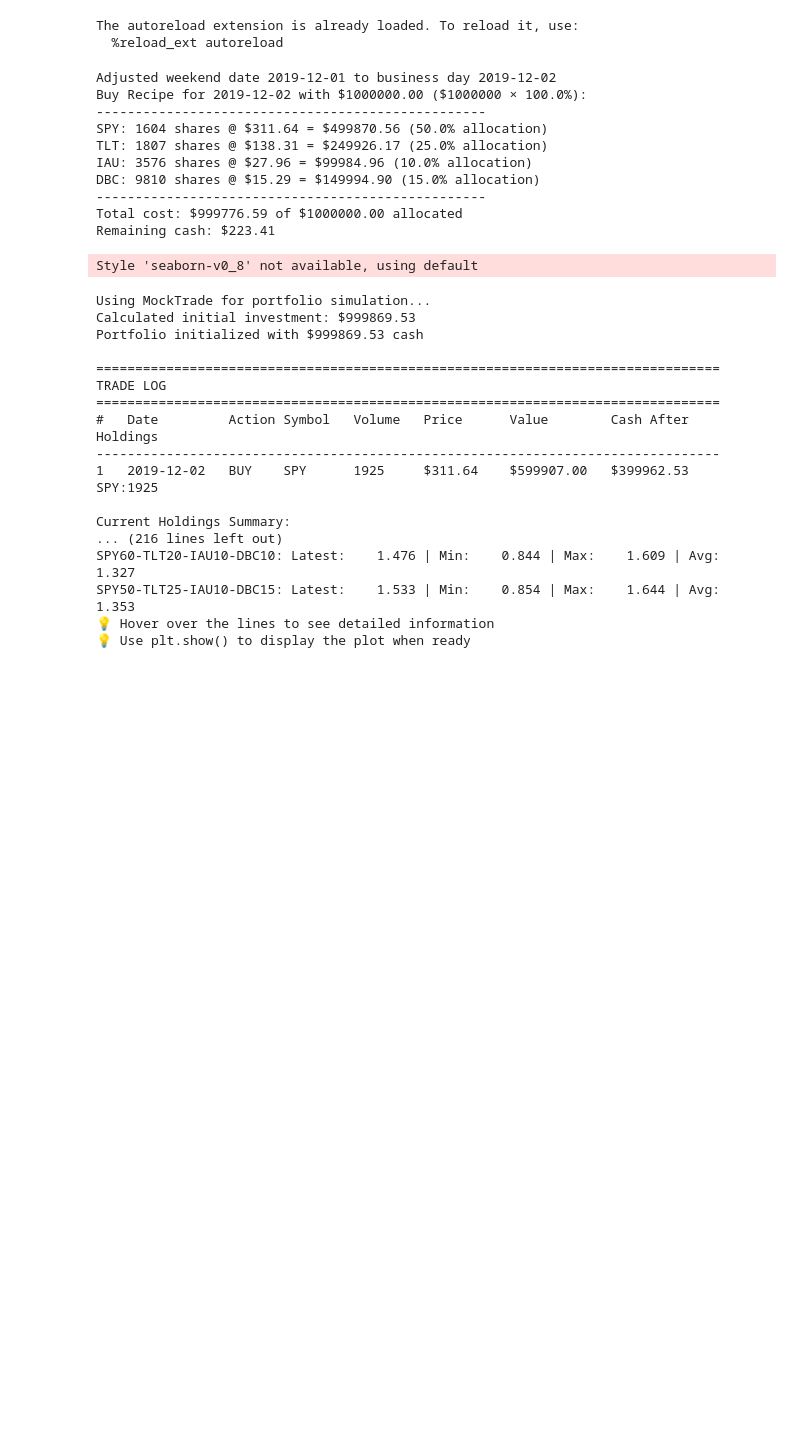
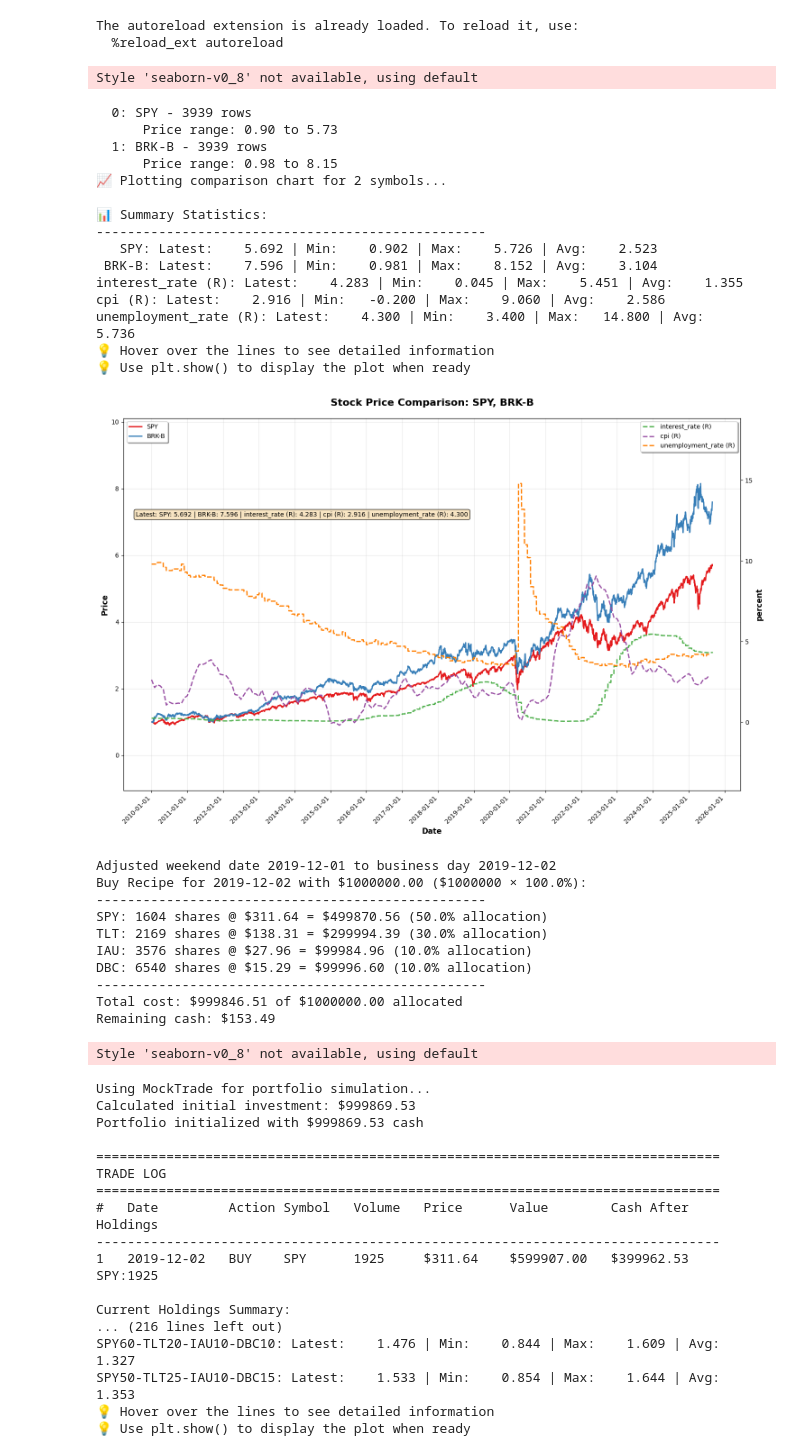
Before and after one commit to farrellsc/StockAnalysis, a Jupyter notebook: analysis/us_portfolio.ipynb, the cells around one changed output. Saved outputs shown, nothing was run; the diff lists cells and outputs as text; code cells hidden in the pictures; blank space fills up the shorter version.

```diff
--- a/analysis/us_portfolio.ipynb
+++ b/analysis/us_portfolio.ipynb
@@ -20,6 +20,37 @@ import matplotlib.pyplot as plt
 from logging_config import set_quiet_mode
 
 set_quiet_mode()
+# %%
+dfs = plot_prices(
+    stocks=[
+        StockConfig(symbol='SPY', normalize=True),
+        StockConfig(symbol='BRK-B', normalize=True),
+    ],
+    environments=MacroConfig(
+        interest_rate=True,
+        cpi=True,
+        unemployment_rate=True,
+    ),
+    start_date='2010-01-01', end_date='2025-09-01'
+)
+# %% [output]
+Style 'seaborn-v0_8' not available, using default
+  0: SPY - 3939 rows
+      Price range: 0.90 to 5.73
+  1: BRK-B - 3939 rows
+      Price range: 0.98 to 8.15
+📈 Plotting comparison chart for 2 symbols...
+
+📊 Summary Statistics:
+--------------------------------------------------
+   SPY: Latest:    5.692 | Min:    0.902 | Max:    5.726 | Avg:    2.523
+ BRK-B: Latest:    7.596 | Min:    0.981 | Max:    8.152 | Avg:    3.104
+interest_rate (R): Latest:    4.283 | Min:    0.045 | Max:    5.451 | Avg:    1.355
+cpi (R): Latest:    2.916 | Min:   -0.200 | Max:    9.060 | Avg:    2.586
+unemployment_rate (R): Latest:    4.300 | Min:    3.400 | Max:   14.800 | Avg:    5.736
+💡 Hover over the lines to see detailed information
+💡 Use plt.show() to display the plot when ready
+[figure, added]
 # %%
 START_DATE = '2019-12-01'
 END_DATE = '2023-02-06'
@@ -29,9 +60,9 @@ buy_recipe(
     1,
     {
         "SPY": 0.5,
-        "TLT": 0.25,
+        "TLT": 0.3,
         "IAU": 0.1,
-        "DBC": 0.15,
+        "DBC": 0.1,
     },
     START_DATE
 )
@@ -40,12 +71,12 @@ Adjusted weekend date 2019-12-01 to business day 2019-12-02
 Buy Recipe for 2019-12-02 with $1000000.00 ($1000000 × 100.0%):
 --------------------------------------------------
 SPY: 1604 shares @ $311.64 = $499870.56 (50.0% allocation)
-TLT: 1807 shares @ $138.31 = $249926.17 (25.0% allocation)
+TLT: 2169 shares @ $138.31 = $299994.39 (30.0% allocation)
 IAU: 3576 shares @ $27.96 = $99984.96 (10.0% allocation)
-DBC: 9810 shares @ $15.29 = $149994.90 (15.0% allocation)
+DBC: 6540 shares @ $15.29 = $99996.60 (10.0% allocation)
 --------------------------------------------------
-Total cost: $999776.59 of $1000000.00 allocated
-Remaining cash: $223.41
+Total cost: $999846.51 of $1000000.00 allocated
+Remaining cash: $153.49
 # %%
 dfs = plot_prices(
     stocks=[
```
Also changed, not shown: parts of 3 cells of this notebook, 2 other files.
